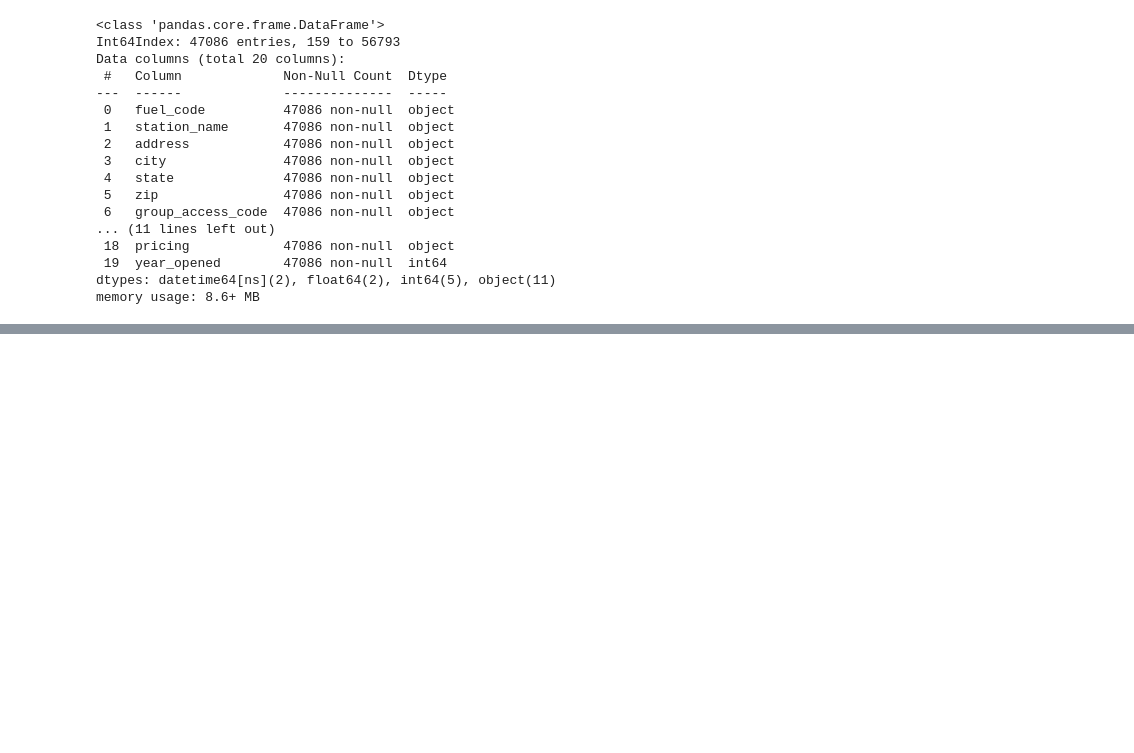
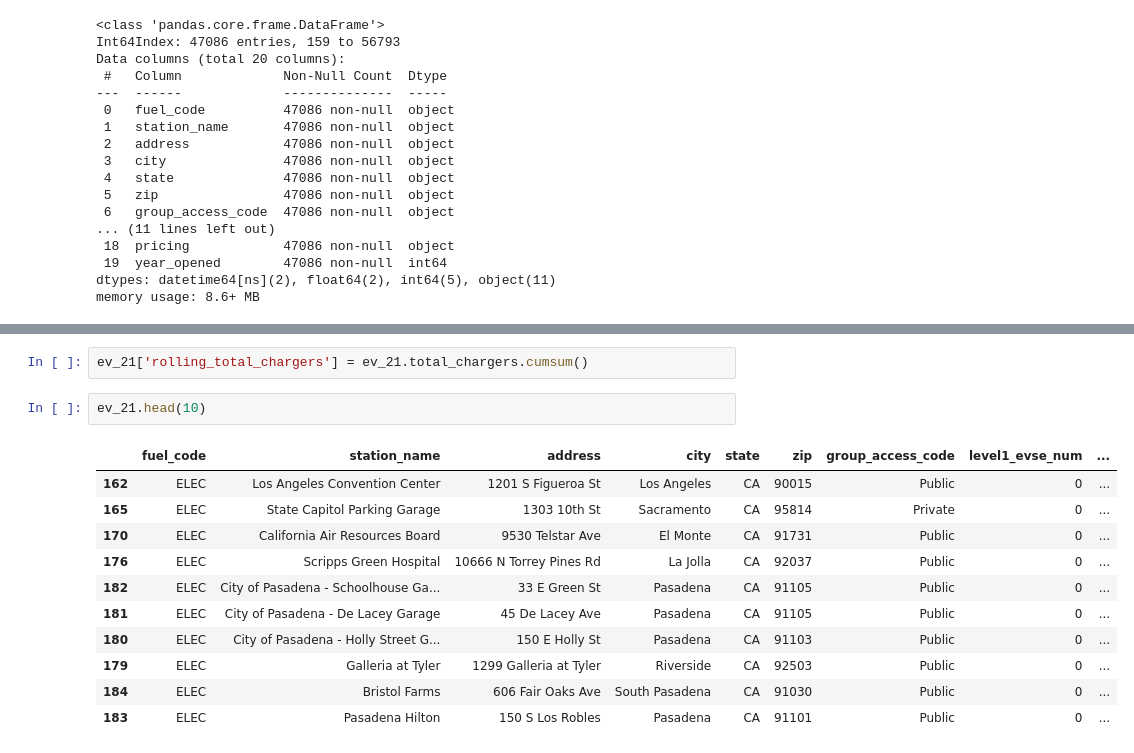
Before and after one commit to jeffakins/personal_projects, a Jupyter notebook: ev_charging_stations.ipynb, the cells around one changed output, grey strips where cells are left out. Cells and saved outputs as stored; diff of their text form; blank space fills up the shorter version.

```diff
--- a/ev_charging_stations.ipynb
+++ b/ev_charging_stations.ipynb
@@ -711,0 +837,16 @@ memory usage: 8.6+ MB
+# %%
+ev_21['rolling_total_chargers'] = ev_21.total_chargers.cumsum()
+# %%
+ev_21.head(10)
+# %% [output]
+|  | fuel_code | station_name | address | city | state | zip | group_access_code | level1_evse_num | ... |
+| 162 | ELEC | Los Angeles Convention Center | 1201 S Figueroa St | Los Angeles | CA | 90015 | Public | 0 | ... |
+| 165 | ELEC | State Capitol Parking Garage | 1303 10th St | Sacramento | CA | 95814 | Private | 0 | ... |
+| 170 | ELEC | California Air Resources Board | 9530 Telstar Ave | El Monte | CA | 91731 | Public | 0 | ... |
+| 176 | ELEC | Scripps Green Hospital | 10666 N Torrey Pines Rd | La Jolla | CA | 92037 | Public | 0 | ... |
+| 182 | ELEC | City of Pasadena - Schoolhouse Ga... | 33 E Green St | Pasadena | CA | 91105 | Public | 0 | ... |
+| 181 | ELEC | City of Pasadena - De Lacey Garage | 45 De Lacey Ave | Pasadena | CA | 91105 | Public | 0 | ... |
+| 180 | ELEC | City of Pasadena - Holly Street G... | 150 E Holly St | Pasadena | CA | 91103 | Public | 0 | ... |
+| 179 | ELEC | Galleria at Tyler | 1299 Galleria at Tyler | Riverside | CA | 92503 | Public | 0 | ... |
+| 184 | ELEC | Bristol Farms | 606 Fair Oaks Ave | South Pasadena | CA | 91030 | Public | 0 | ... |
+| 183 | ELEC | Pasadena Hilton | 150 S Los Robles | Pasadena | CA | 91101 | Public | 0 | ... |
```
Also changed, not shown: parts of 14 cells of this notebook.
